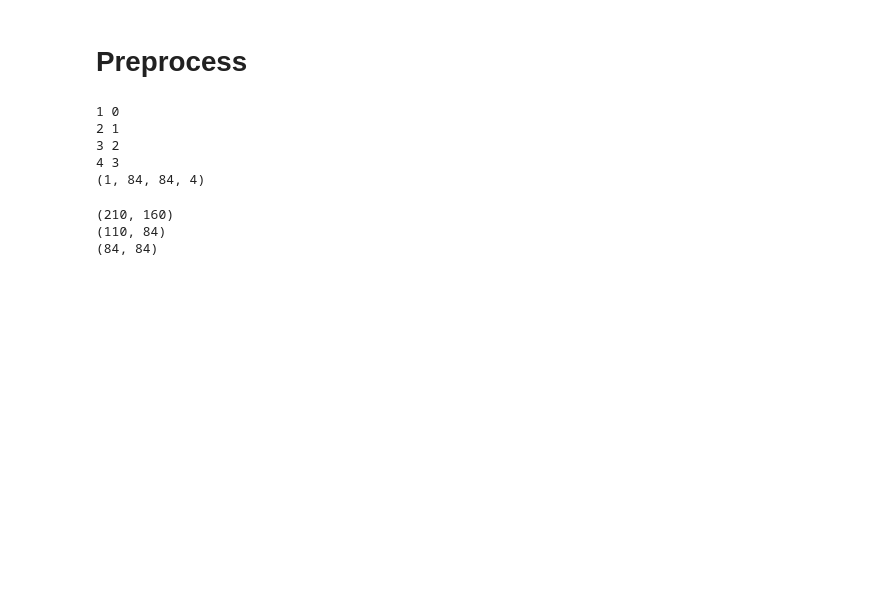
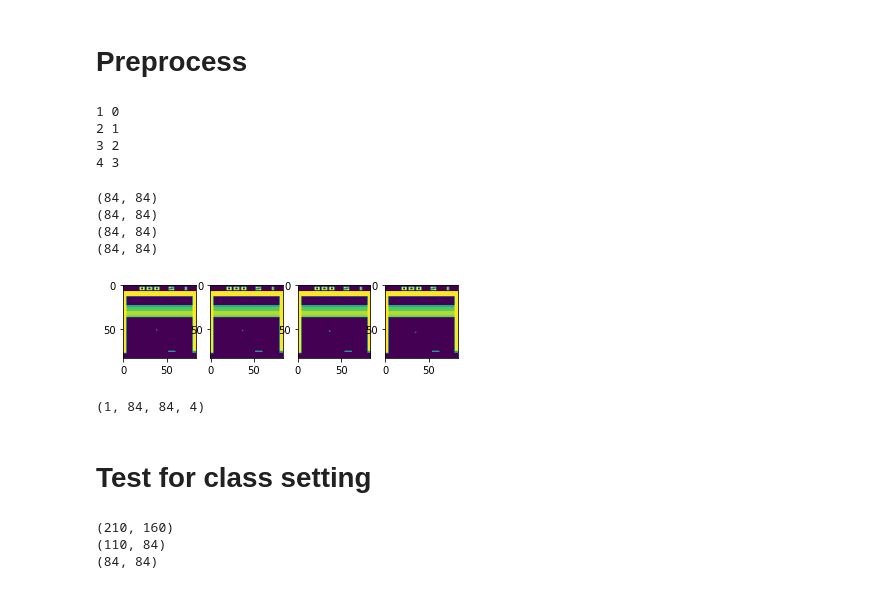
Before and after one commit to Kexin-Wei/DeepReinforcementLearning, a Jupyter notebook: DQN/test_Reshow DQN Atari DeepMind.ipynb, the cells around one changed output. Drawn from its saved outputs; the diff is of its cells as text; code cells hidden in the pictures; blank space fills up the shorter version.

```diff
--- a/DQN/test_Reshow DQN Atari DeepMind.ipynb
+++ b/DQN/test_Reshow DQN Atari DeepMind.ipynb
@@ -23,42 +23,54 @@ from IPython.core.debugger import set_trace
 # %%
 env = gym.make("Breakout-v0")
 # %%
-class ObWrapper:
+class FrameStack:
     def __init__(self, WRAPPER_SIZE = 4 ):
         self.WRAPPER_SIZE = WRAPPER_SIZE
         self.s = deque([],maxlen = WRAPPER_SIZE) #wrapper how many frame together
 
     def __call__(self,ob):
         gray = cv2.cvtColor(ob,cv2.COLOR_BGR2GRAY)
-        self.s.append(cv2.resize(gray,(84,110),cv2.INTER_NEAREST)[16:100,:])
+        self.s.append(cv2.resize(gray,(84,84),cv2.INTER_AREA))
 
     def __len__(self):
         return len(self.s)
 
-    def packup(self):
+    @property
+    def array(self):
         if len(self.s) < self.WRAPPER_SIZE:
             return print("Wrapper too small, unpackable")
-
-        a = np.array([self.s[i] for i in range(self.WRAPPER_SIZE)])
-        b = np.transpose(a,(1,2,0))  # or b = np.einsum('ijk->jki',a)
-        s1,s2 = state.s[0].shape
-        return b.reshape(-1,s1,s2,self.WRAPPER_SIZE)
+        return np.expand_dims(np.dstack(self.s),0)
 # %%
 ob = env.reset()
 ob,reward,done,infor = env.step(1)
-state=ObWrapper()
+state=FrameStack()
 for i in range(4):
     ob,reward,done,infor = env.step(env.action_space.sample())
     state(ob)
     print(len(state),i)
-
-print(state.packup().shape)
 # %% [output]
 1 0
 2 1
 3 2
 4 3
-(1, 84, 84, 4)
+# %%
+for i in range(4):
+    plt.subplot(1,4,i+1)
+    plt.imshow(state.s[i])
+    print(state.s[i].shape)
+plt.show()
+# %% [output]
+(84, 84)
+(84, 84)
+(84, 84)
+(84, 84)
+[figure, added]
+# %%
+print(state.array.shape)
+# %% [output]
+(1, 84, 84, 4)
+# %% [markdown]
+# Test for class setting
 # %%
 ob_gray=cv2.cvtColor(ob,cv2.COLOR_BGR2GRAY)
 print(ob_gray.shape)
```
Also changed, not shown: parts of 4 cells of this notebook, 8 other files.
